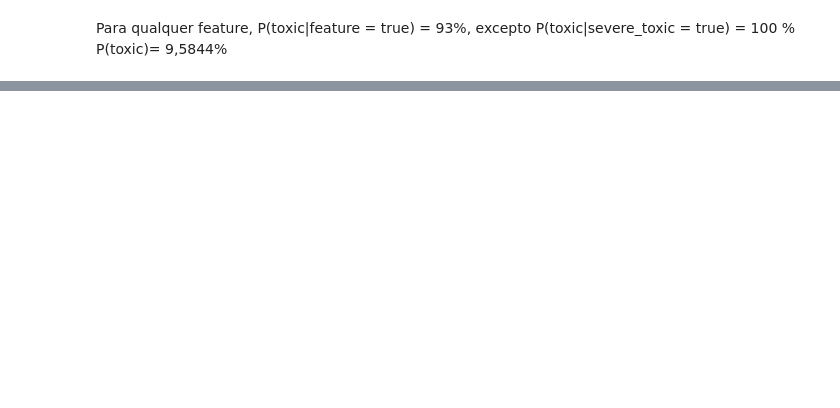
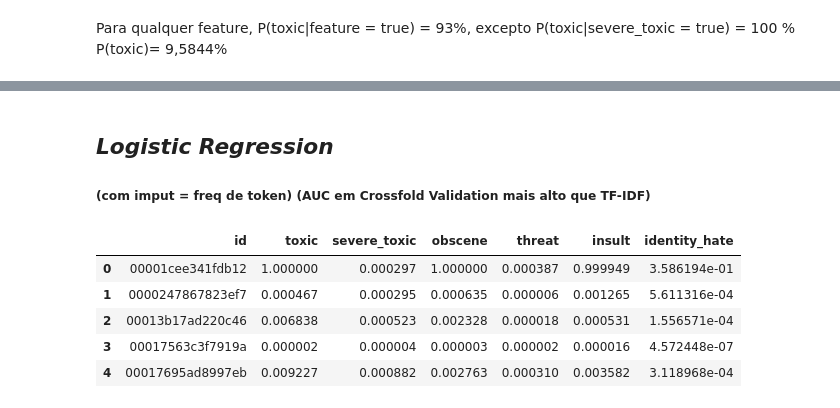
Before and after one commit to sgpjesus/NLP-Problem-Set-1, a Jupyter notebook: Toxic Comments.ipynb, the cells around one changed output, grey strips where cells are left out. Drawn from its saved outputs; the diff is of its cells as text; code cells hidden in the pictures; blank space fills up the shorter version.

```diff
--- a/Toxic Comments.ipynb
+++ b/Toxic Comments.ipynb
@@ -330,0 +196,7 @@ len(Features)
+# %%
+classifierSVM = svm.SVC()
+predsSVM = np.zeros((len(Testtable), len(label_cols)))
+for i,j in enumerate(label_cols):
+    print(j)
+    classifierSVM.fit(Tfidftraining, Trainingtable[j])
+    predsSVM[:,i] = classifier.predict_proba(Tfidftest)[:,1]
@@ -330,0 +205,23 @@ len(Features)
+# %% [markdown]
+## *Logistic Regression*
+##### (com imput = freq de token) (AUC em Crossfold Validation mais alto que TF-IDF)
+# %%
+logisticmodel = LogisticRegression(C=4, dual=True)
+# %%
+Prediction = pd.DataFrame()
+preds = np.zeros((len(Testtable), len(label_cols)))
+for i,j in enumerate(label_cols):
+    logisticmodel.fit(Counttraining, Trainingtable[j])
+    preds[:,i] = logisticmodel.predict_proba(CountTest)[:,1]
+# %%
+Prediction = pd.DataFrame(Testtable['id'])
+Prediction = pd.concat([Prediction, pd.DataFrame(preds, columns = label_cols)], axis= 1)
+# %%
+Prediction.head()
+# %% [output]
+|  | id | toxic | severe_toxic | obscene | threat | insult | identity_hate |
+| 0 | 00001cee341fdb12 | 1.000000 | 0.000297 | 1.000000 | 0.000387 | 0.999949 | 3.586194e-01 |
+| 1 | 0000247867823ef7 | 0.000467 | 0.000295 | 0.000635 | 0.000006 | 0.001265 | 5.611316e-04 |
+| 2 | 00013b17ad220c46 | 0.006838 | 0.000523 | 0.002328 | 0.000018 | 0.000531 | 1.556571e-04 |
+| 3 | 00017563c3f7919a | 0.000002 | 0.000004 | 0.000003 | 0.000002 | 0.000016 | 4.572448e-07 |
+| 4 | 00017695ad8997eb | 0.009227 | 0.000882 | 0.002763 | 0.000310 | 0.003582 | 3.118968e-04 |
```
Also changed, not shown: parts of 129 cells of this notebook, 2 other files.
